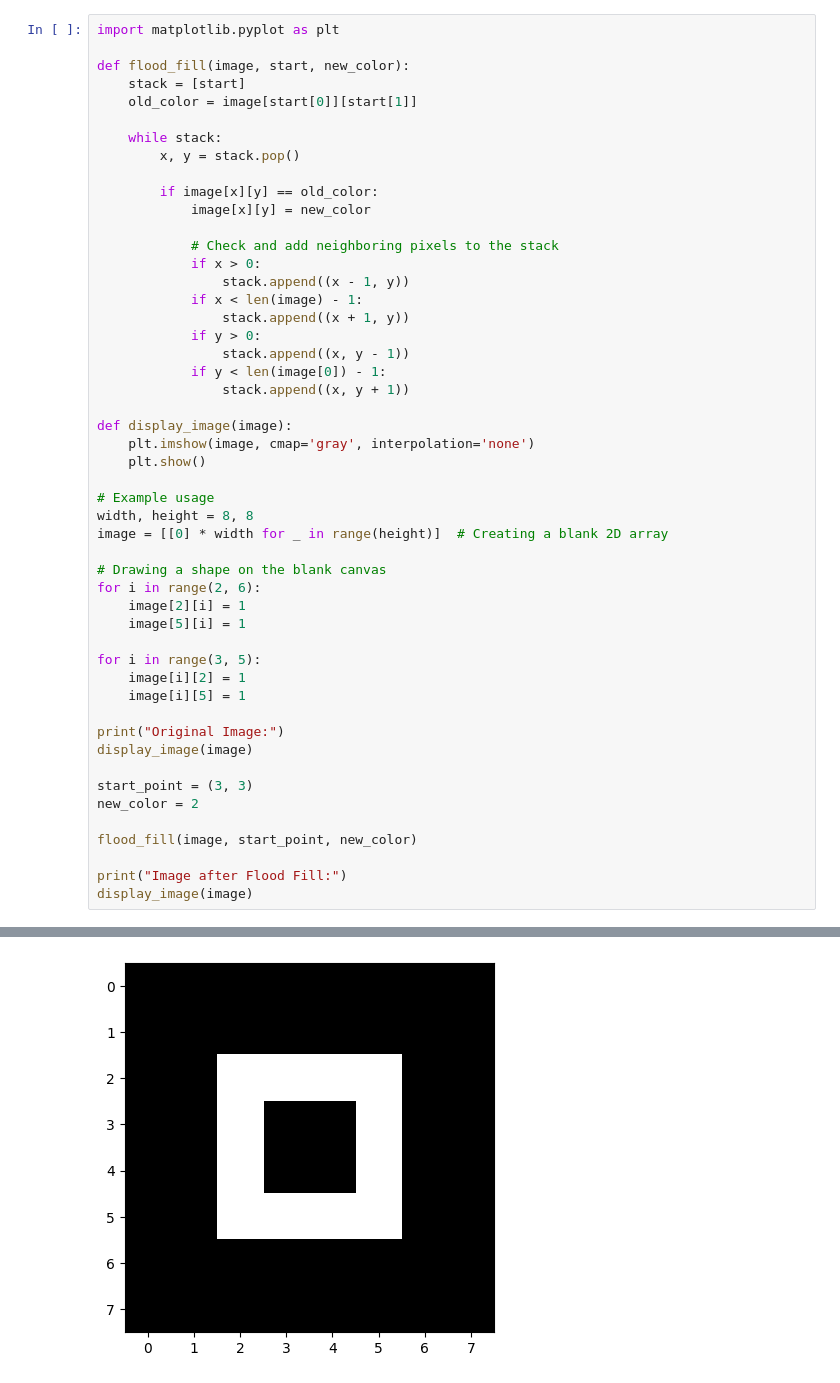
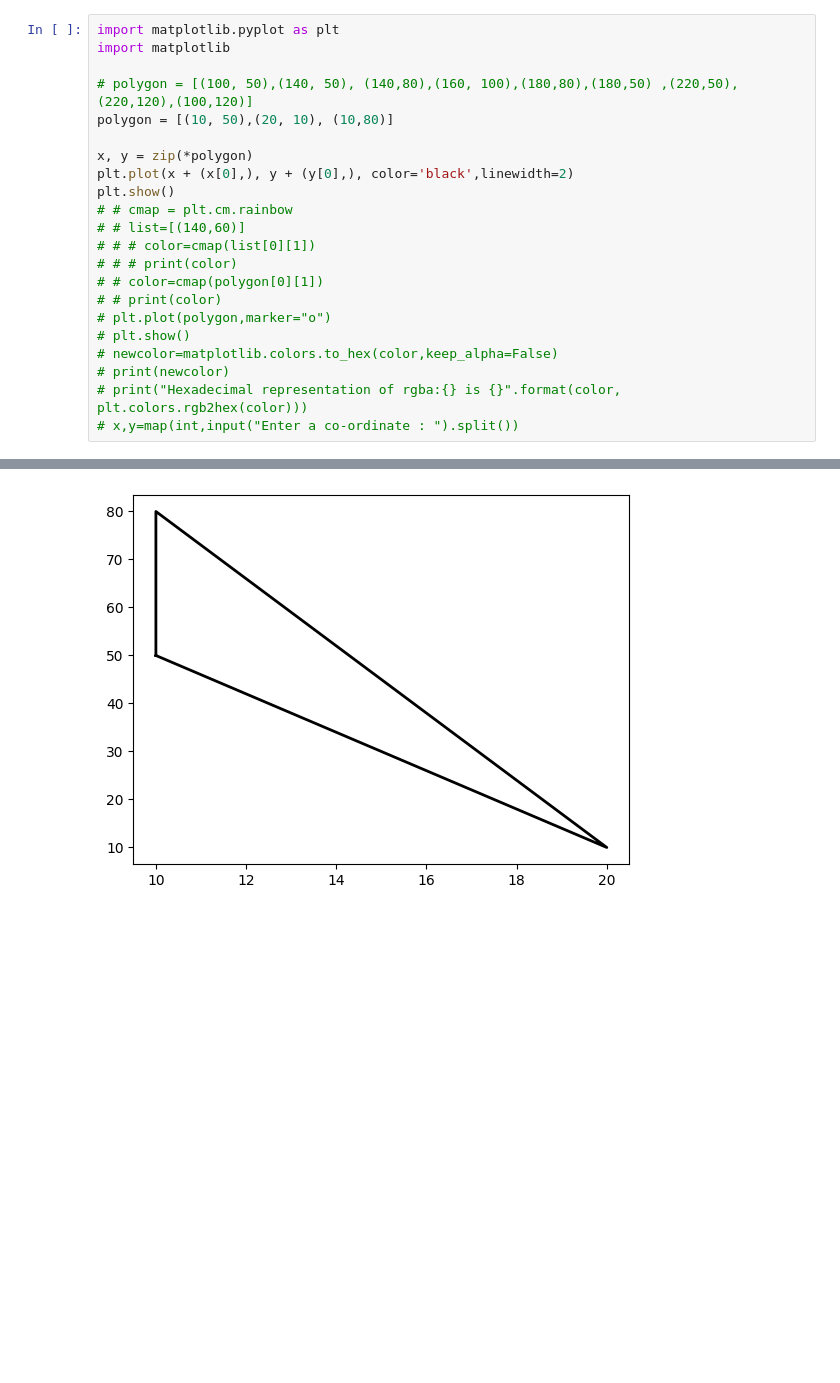
Before and after one commit to shushilgautam/Compyter-Graphics-Labwork, a Jupyter notebook: Floodfill Algorithm.ipynb, the cells around one changed output, grey strips where cells are left out. Saved outputs shown, nothing was run; the diff lists cells and outputs as text; blank space fills up the shorter version.

```diff
--- a/Floodfill Algorithm.ipynb
+++ b/Floodfill Algorithm.ipynb
@@ -1,51 +1,23 @@
 # %%
 import matplotlib.pyplot as plt
+import matplotlib
 
-def flood_fill(image, start, new_color):
-    stack = [start]
-    old_color = image[start[0]][start[1]]
+# polygon = [(100, 50),(140, 50), (140,80),(160, 100),(180,80),(180,50) ,(220,50),(220,120),(100,120)]
+polygon = [(10, 50),(20, 10), (10,80)]
 
-    while stack:
-        x, y = stack.pop()
-
-        if image[x][y] == old_color:
-            image[x][y] = new_color
-
-            # Check and add neighboring pixels to the stack
-            if x > 0:
-                stack.append((x - 1, y))
-            if x < len(image) - 1:
-                stack.append((x + 1, y))
-            if y > 0:
-                stack.append((x, y - 1))
-            if y < len(image[0]) - 1:
-                stack.append((x, y + 1))
-
-def display_image(image):
-    plt.imshow(image, cmap='gray', interpolation='none')
-    plt.show()
-
-# Example usage
-width, height = 8, 8
-image = [[0] * width for _ in range(height)]  # Creating a blank 2D array
-
-# Drawing a shape on the blank canvas
-for i in range(2, 6):
-    image[2][i] = 1
-    image[5][i] = 1
-
-for i in range(3, 5):
-    image[i][2] = 1
-    image[i][5] = 1
-
-print("Original Image:")
-display_image(image)
-
-start_point = (3, 3)
-new_color = 2
-
-flood_fill(image, start_point, new_color)
-
-print("Image after Flood Fill:")
-display_image(image)
+x, y = zip(*polygon)
+plt.plot(x + (x[0],), y + (y[0],), color='black',linewidth=2)
+plt.show()
+# # cmap = plt.cm.rainbow
+# # list=[(140,60)]
+# # # color=cmap(list[0][1])
+# # # print(color)
+# # color=cmap(polygon[0][1])
+# # print(color)
+# plt.plot(polygon,marker="o")
+# plt.show()
+# newcolor=matplotlib.colors.to_hex(color,keep_alpha=False)
+# print(newcolor)
+# print("Hexadecimal representation of rgba:{} is {}".format(color, plt.colors.rgb2hex(color)))
+# x,y=map(int,input("Enter a co-ordinate : ").split())
 # %% [output]
@@ -53 +24 @@ Original Image:
-[figure, old version]
+[figure, new version]
```
Also changed, not shown: parts of 3 cells of this notebook.
